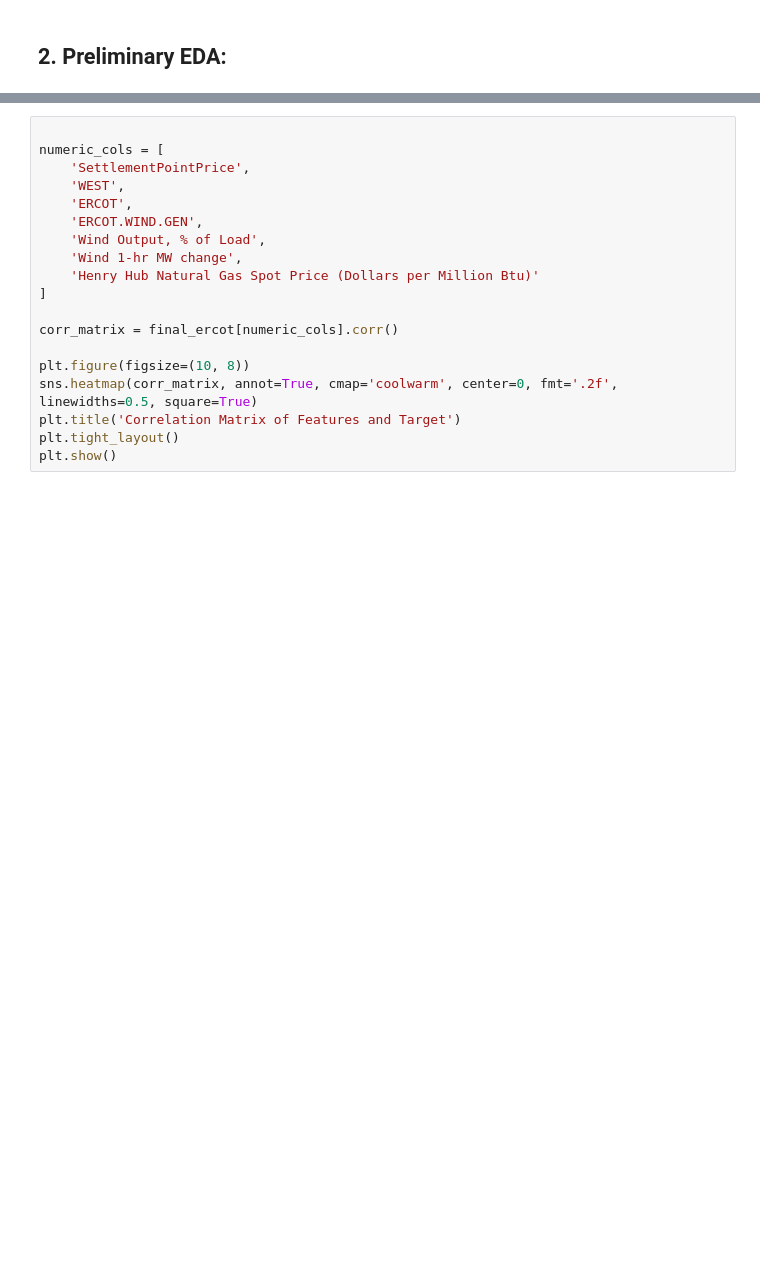
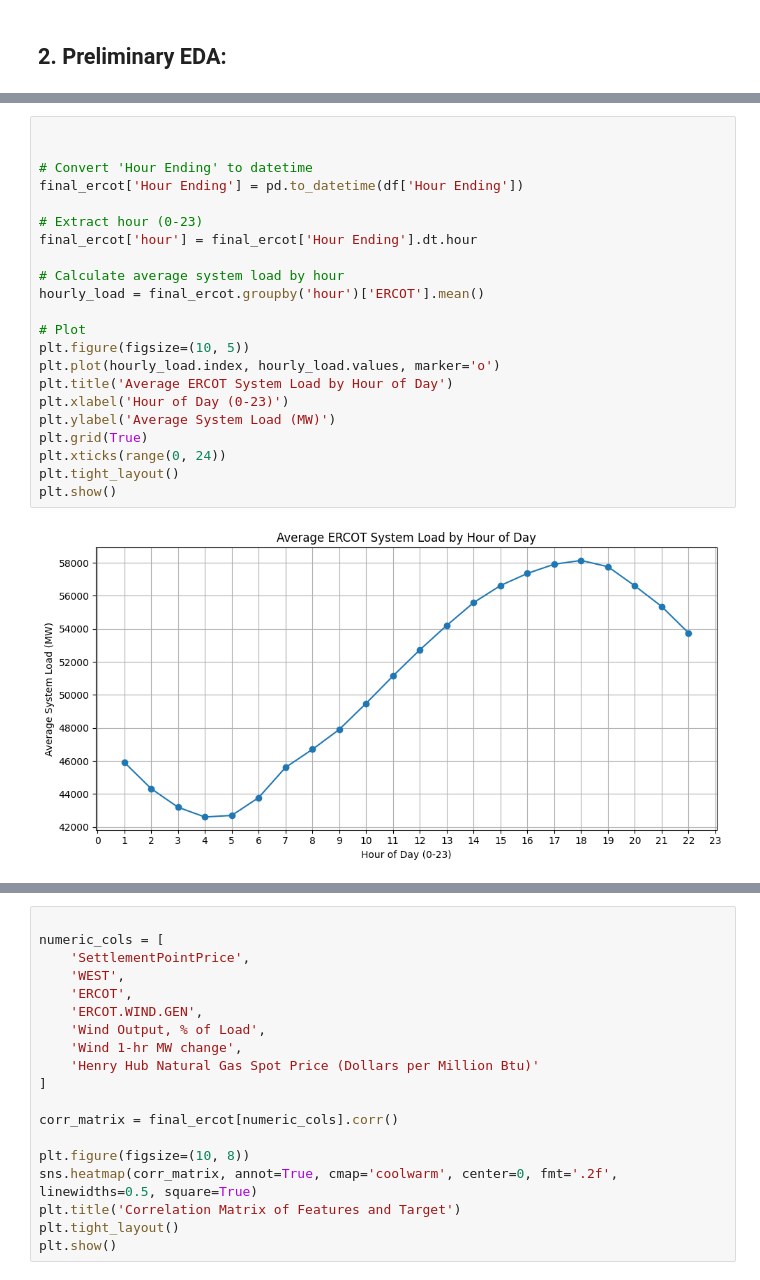
Before and after one commit to MibhaelGray/LSTM-Solar-Production-ERCOT, a Jupyter notebook: notebooks/model.ipynb, the cells around one changed output, grey strips where cells are left out. Drawn from its saved outputs; the diff is of its cells as text; blank space fills up the shorter version.

```diff
--- a/notebooks/model.ipynb
+++ b/notebooks/model.ipynb
@@ -141,4 +137,28 @@ plt.tight_layout()
 plt.show()
 # %% [output]
 [figure]
+# %%
+
+
+# Convert 'Hour Ending' to datetime
+final_ercot['Hour Ending'] = pd.to_datetime(df['Hour Ending'])
+
+# Extract hour (0-23)
+final_ercot['hour'] = final_ercot['Hour Ending'].dt.hour
+
+# Calculate average system load by hour
+hourly_load = final_ercot.groupby('hour')['ERCOT'].mean()
+
+# Plot
+plt.figure(figsize=(10, 5))
+plt.plot(hourly_load.index, hourly_load.values, marker='o')
+plt.title('Average ERCOT System Load by Hour of Day')
+plt.xlabel('Hour of Day (0-23)')
+plt.ylabel('Average System Load (MW)')
+plt.grid(True)
+plt.xticks(range(0, 24))
+plt.tight_layout()
+plt.show()
+# %% [output]
+[figure, added]
 # %%
```
Also changed, not shown: parts of 9 cells of this notebook, 8 other files.
